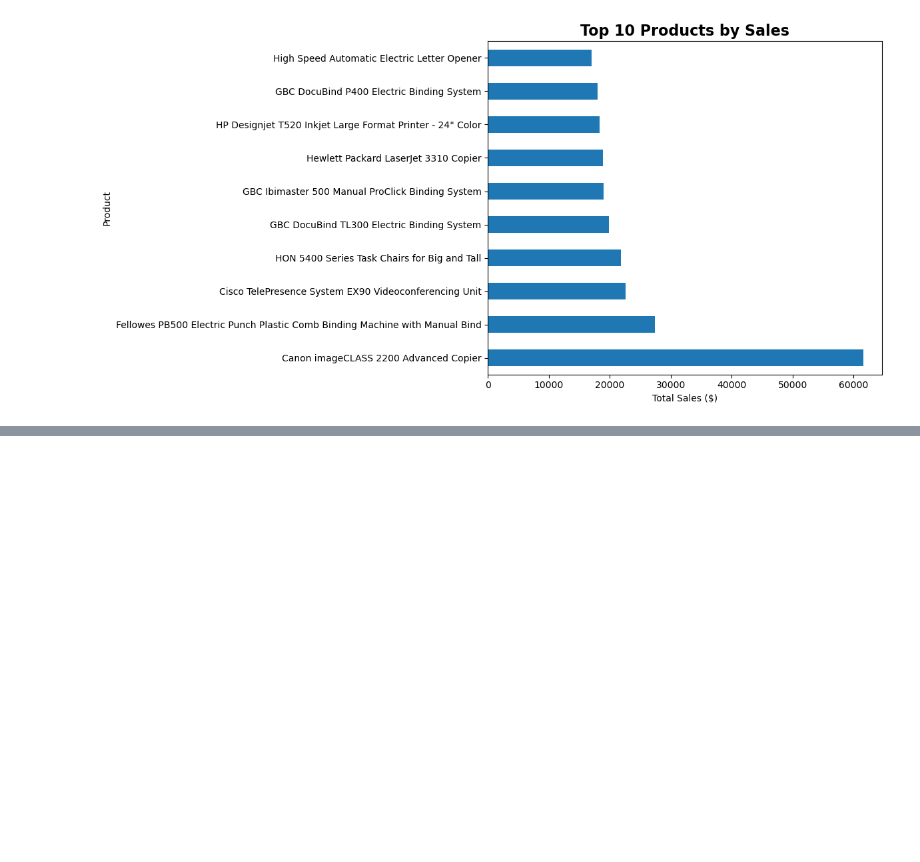
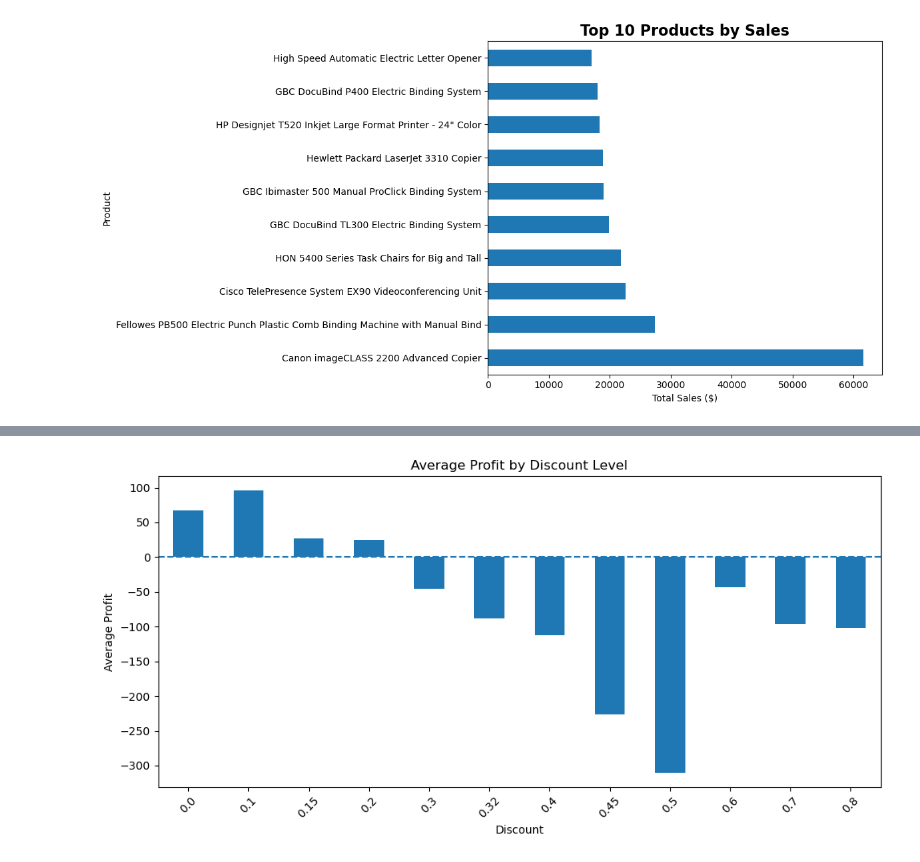
Before and after one commit to prakash-v181/E-Commerce-Sales-Analytics, a Jupyter notebook: Python/analysis.ipynb, the cells around one changed output, grey strips where cells are left out. Cells and saved outputs as stored; diff of their text form; code cells hidden in the pictures; blank space fills up the shorter version.

```diff
--- a/Python/analysis.ipynb
+++ b/Python/analysis.ipynb
@@ -286,0 +363,10 @@ plt.show()
+# %%
+# Analyze the relationship between discount and profit
+
+discount_profit = (
+    df.groupby("Discount")["Profit"]
+      .mean()
+      .sort_index()
+)
+
+print(discount_profit)
@@ -286,0 +388,17 @@ plt.show()
+# %%
+# Discount vs Average Profit
+
+discount_profit.plot(
+    kind="bar",
+    figsize=(10, 5)
+)
+
+plt.title("Average Profit by Discount Level")
+plt.xlabel("Discount")
+plt.ylabel("Average Profit")
+plt.xticks(rotation=45)
+plt.axhline(y=0, linestyle="--")
+plt.tight_layout()
+plt.show()
+# %% [output]
+[figure, added]
```
Also changed, not shown: parts of 52 cells of this notebook.
